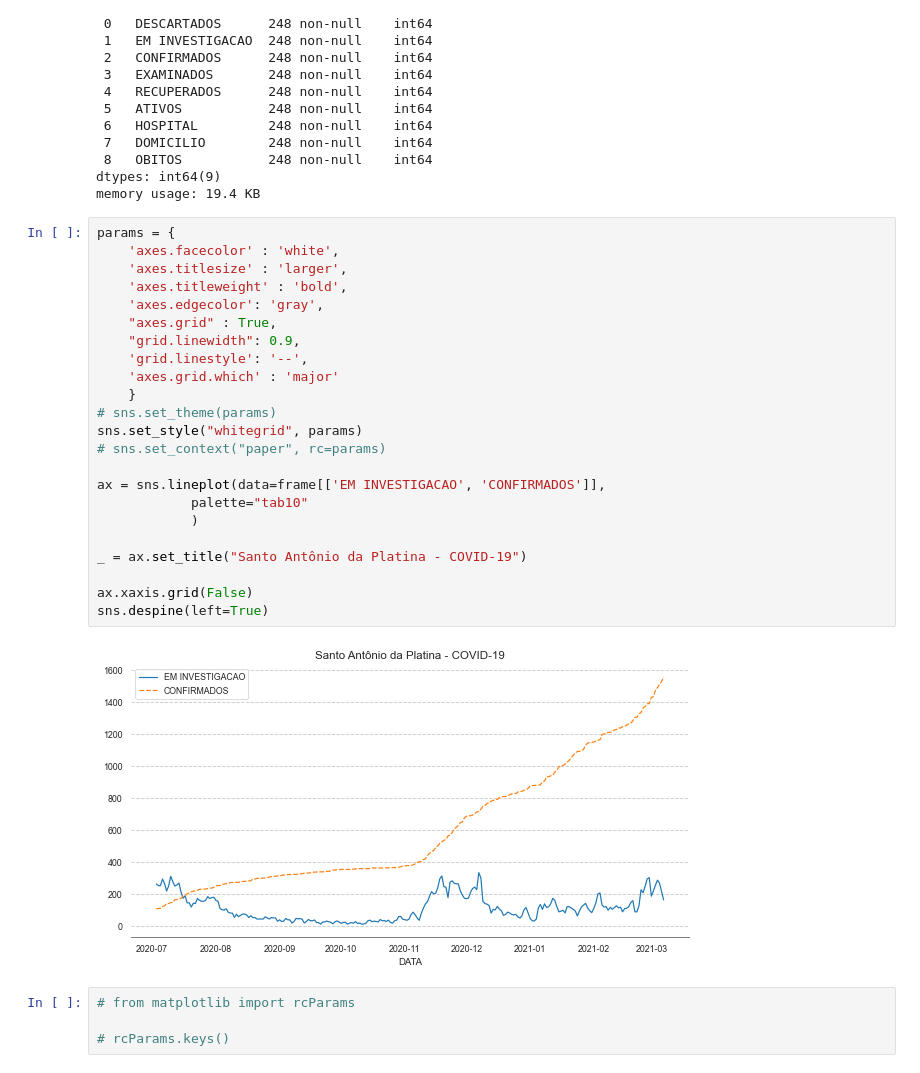
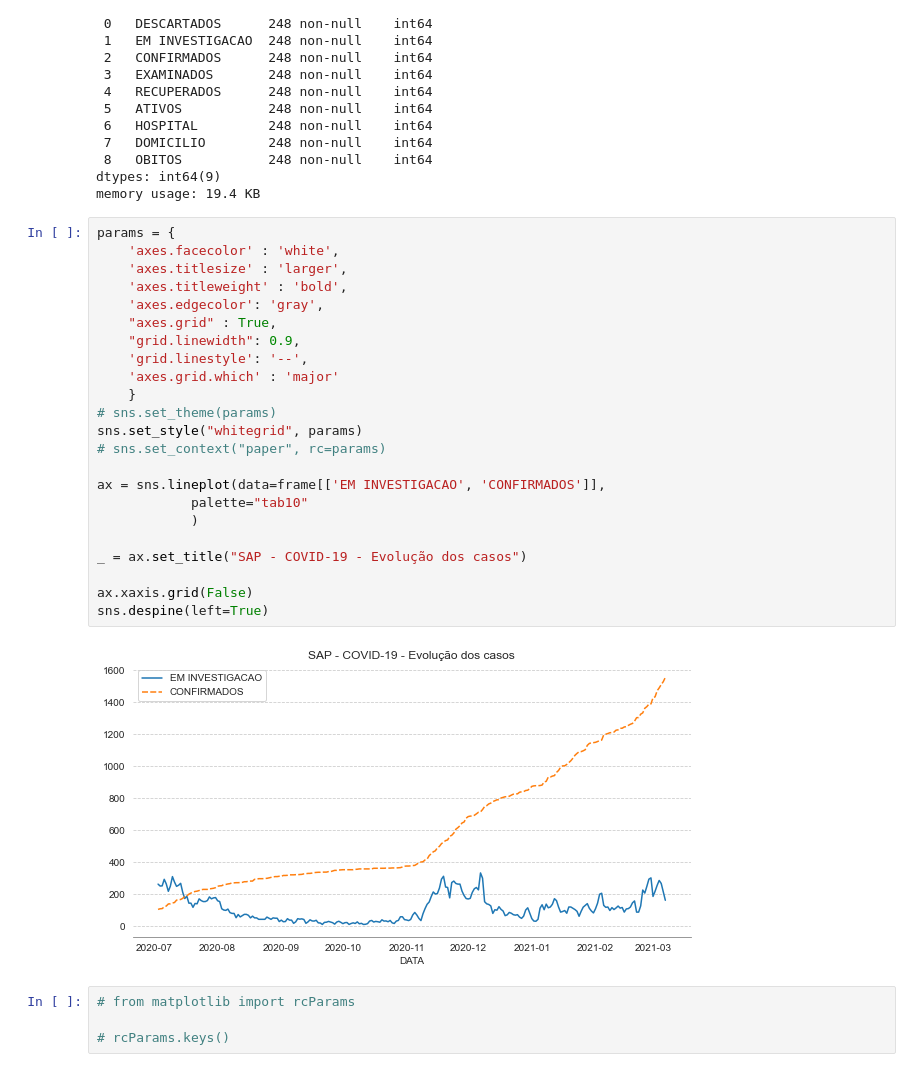
Before and after one commit to GiliardGodoi/covid-sap-data, a Jupyter notebook: notebooks/02_analise_exploratoria.ipynb, the cells around one changed output. Drawn from its saved outputs; the diff is of its cells as text.

```diff
--- a/notebooks/02_analise_exploratoria.ipynb
+++ b/notebooks/02_analise_exploratoria.ipynb
@@ -61,28 +61,28 @@ memory usage: 19.4 KB
 # %%
 params = {
     'axes.facecolor' : 'white',
     'axes.titlesize' : 'larger',
     'axes.titleweight' : 'bold',
     'axes.edgecolor': 'gray',
     "axes.grid" : True,
     "grid.linewidth": 0.9,
     'grid.linestyle': '--',
     'axes.grid.which' : 'major'
     }
 # sns.set_theme(params)
 sns.set_style("whitegrid", params)
 # sns.set_context("paper", rc=params)
 
 ax = sns.lineplot(data=frame[['EM INVESTIGACAO', 'CONFIRMADOS']],
             palette="tab10"
             )
 
-_ = ax.set_title("Santo Antônio da Platina - COVID-19")
+_ = ax.set_title("SAP - COVID-19 - Evolução dos casos")
 
 ax.xaxis.grid(False)
 sns.despine(left=True)
 # %% [output]
-[figure, old version]
+[figure, new version]
 # %%
 # from matplotlib import rcParams
 
```
Also changed, not shown: parts of 15 cells of this notebook.
